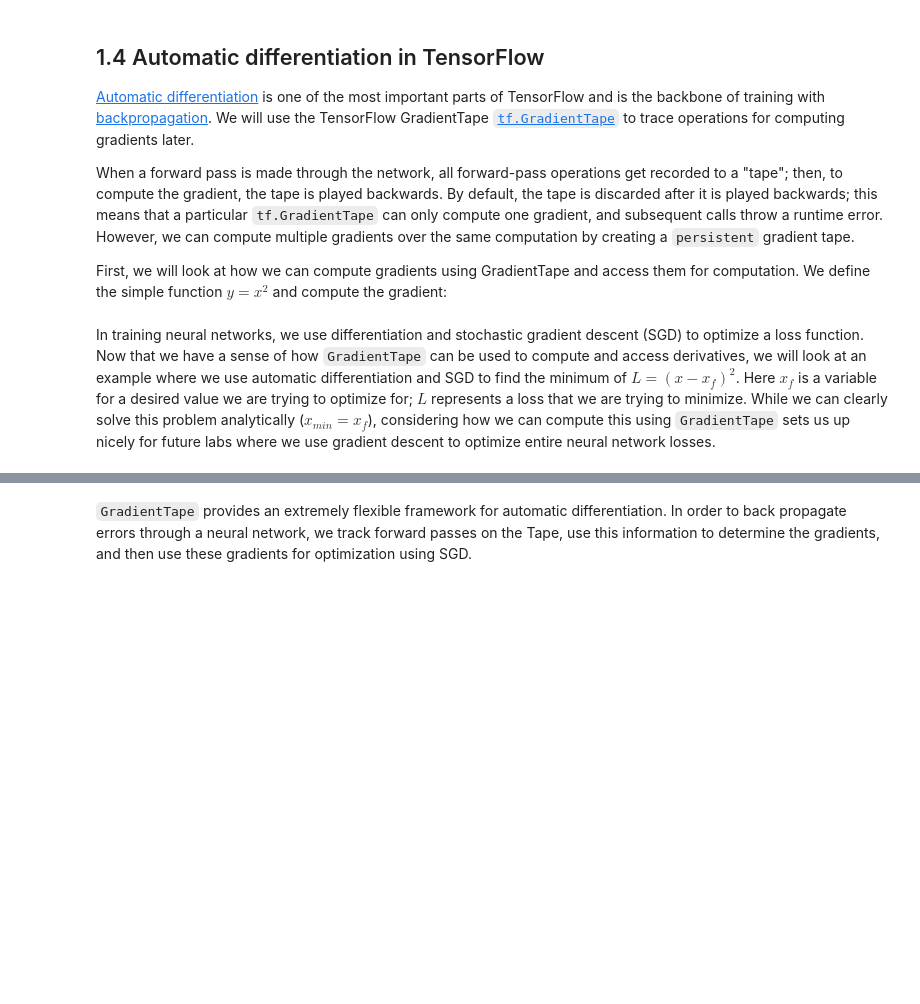
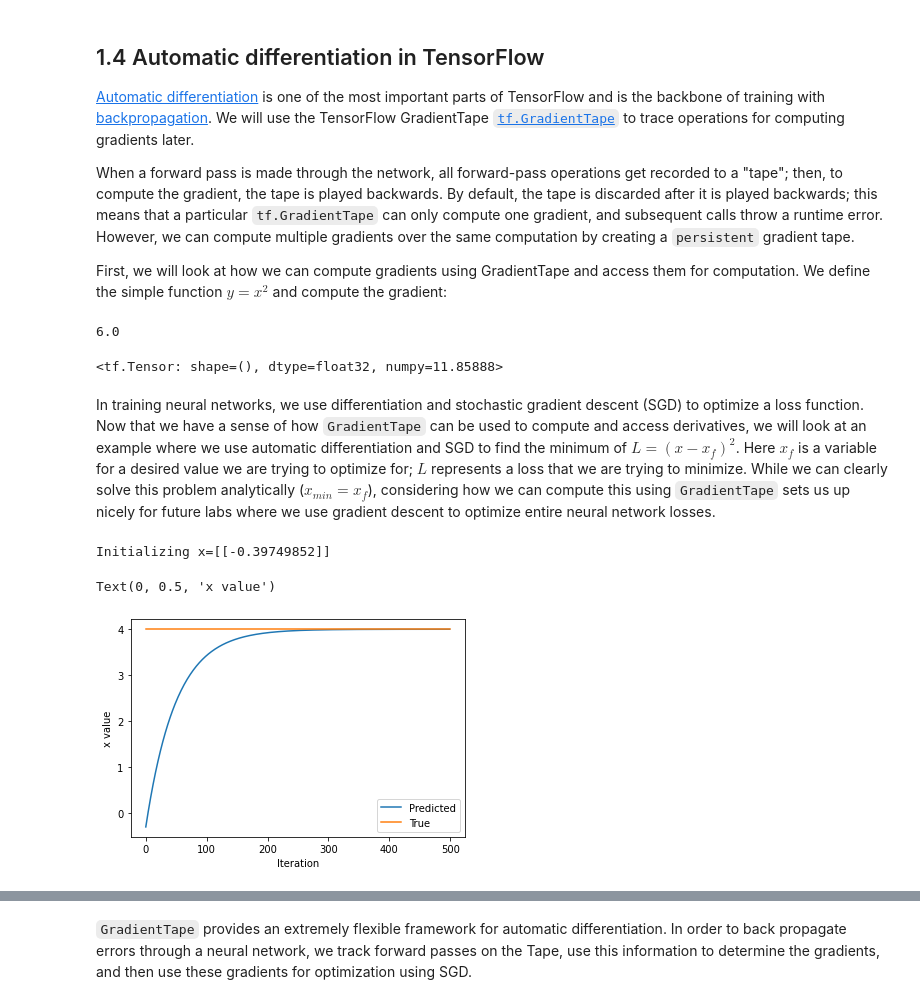
Before and after one commit to usct01/introtodeeplearning, a Jupyter notebook: lab1/Part1_TensorFlow.ipynb, the cells around one changed output, grey strips where cells are left out. Cells and saved outputs as stored; diff of their text form; code cells hidden in the pictures; blank space fills up the shorter version.

```diff
--- a/lab1/Part1_TensorFlow.ipynb
+++ b/lab1/Part1_TensorFlow.ipynb
@@ -322,36 +364,53 @@ with tf.GradientTape() as tape:
 dy_dx = tape.gradient(y, x)
 
 assert dy_dx.numpy() == 6.0
+print(dy_dx.numpy())
+# %% [output]
+6.0
+# %%
+with tf.GradientTape() as tape:
+  # Define the function
+  y = 2*x * x + tf.math.cos(x)
+# Access the gradient -- derivative of y with respect to x
+tape.gradient(y, x)
+# %% [output]
+<tf.Tensor: shape=(), dtype=float32, numpy=11.85888>
 # %% [markdown]
 In training neural networks, we use differentiation and stochastic gradient descent (SGD) to optimize a loss function. Now that we have a sense of how `GradientTape` can be used to compute and access derivatives, we will look at an example where we use automatic differentiation and SGD to find the minimum of $L=(x-x_f)^2$. Here $x_f$ is a variable for a desired value we are trying to optimize for; $L$ represents a loss that we are trying to  minimize. While we can clearly solve this problem analytically ($x_{min}=x_f$), considering how we can compute this using `GradientTape` sets us up nicely for future labs where we use gradient descent to optimize entire neural network losses.
 # %%
 ### Function minimization with automatic differentiation and SGD ###
 
 # Initialize a random value for our initial x
 x = tf.Variable([tf.random.normal([1])])
 print("Initializing x={}".format(x.numpy()))
 
 learning_rate = 1e-2 # learning rate for SGD
 history = []
+grad_hist=[]
 # Define the target value
 x_f = 4
 
 # We will run SGD for a number of iterations. At each iteration, we compute the loss,
 #   compute the derivative of the loss with respect to x, and perform the SGD update.
 for i in range(500):
   with tf.GradientTape() as tape:
     '''TODO: define the loss as described above'''
-    loss = # TODO
+    loss = (x-x_f)*(x-x_f) # TODO
 
   # loss minimization using gradient tape
   grad = tape.gradient(loss, x) # compute the derivative of the loss with respect to x
   new_x = x - learning_rate*grad # sgd update
   x.assign(new_x) # update the value of x
   history.append(x.numpy()[0])
+  grad_hist.append(grad.numpy()[0])
 
 # Plot the evolution of x as we optimize towards x_f!
 plt.plot(history)
 plt.plot([0, 500],[x_f,x_f])
 plt.legend(('Predicted', 'True'))
 plt.xlabel('Iteration')
 plt.ylabel('x value')
+# %% [output]
+Initializing x=[[-0.39749852]]
+Text(0, 0.5, 'x value')
+[figure, added]
```
Also changed, not shown: parts of 15 cells of this notebook.
